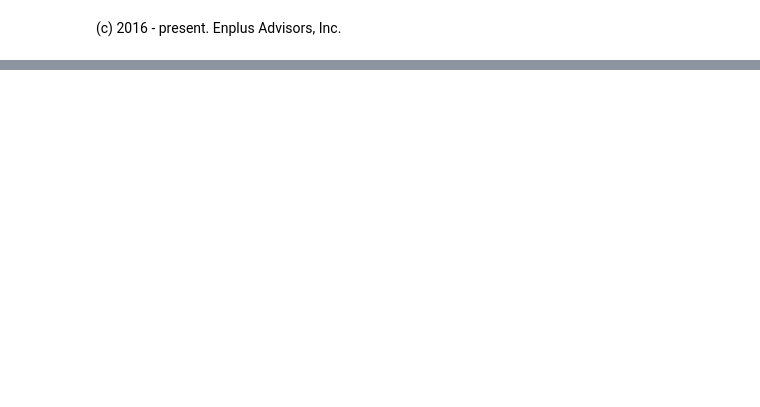
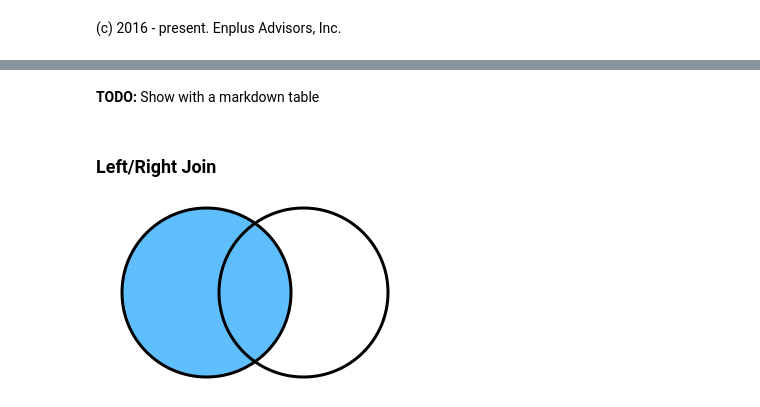
Before and after one commit to dgerlanc/programming-with-data, a Jupyter notebook: 04-merge-pivot-slides.ipynb, the cells around one changed output, grey strips where cells are left out. Cells and saved outputs as stored; diff of their text form; code cells hidden in the pictures; blank space fills up the shorter version.

```diff
--- a/04-merge-pivot-slides.ipynb
+++ b/04-merge-pivot-slides.ipynb
@@ -139,0 +27,8 @@ df_long.drop_duplicates('ticker', keep='first')
+# %% [markdown]
+**TODO:** Show with a markdown table
+# %% [markdown]
+### Left/Right Join
+# %%
+Image(filename='assets/left-join.png', retina=True)
+# %% [output]
+[figure, added]
```
Also changed, not shown: parts of 79 cells of this notebook, 20 other files.
